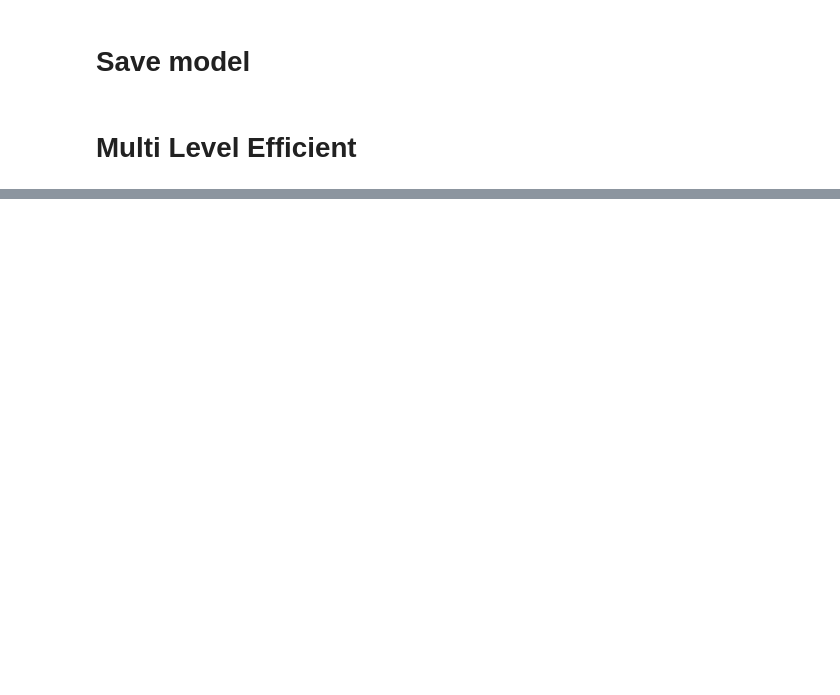
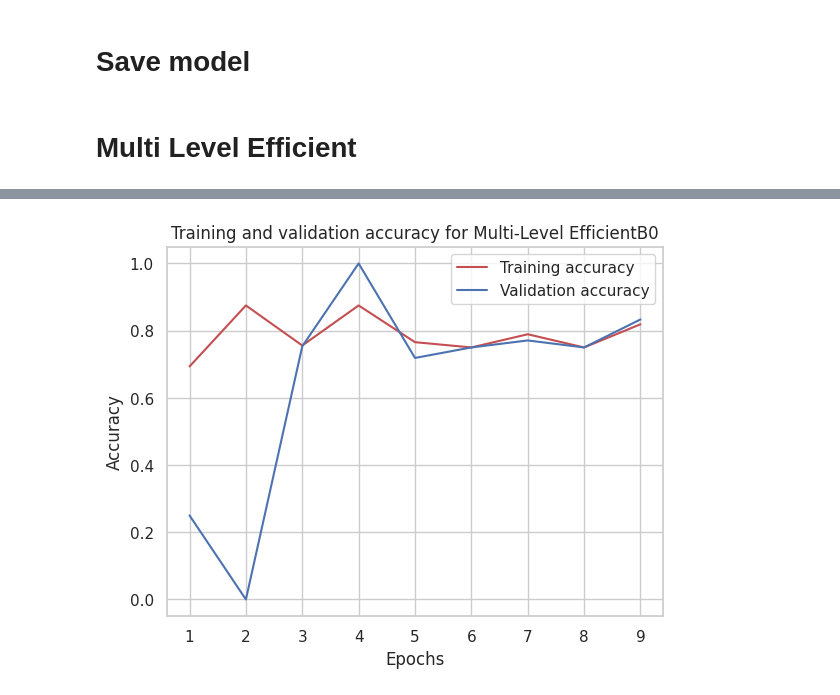
Before and after one commit to SunilkumarAdapa/Diabetic-Retinopathy, a Jupyter notebook: shap-efficient-bo-multi-class.ipynb, the cells around one changed output, grey strips where cells are left out. Saved outputs shown, nothing was run; the diff lists cells and outputs as text; code cells hidden in the pictures; blank space fills up the shorter version.

Commit message:
Kaggle Notebook | Shap Efficient BO multi class | Version 6

```diff
--- a/shap-efficient-bo-multi-class.ipynb
+++ b/shap-efficient-bo-multi-class.ipynb
@@ -770,0 +673,19 @@ KeyboardInterrupt:
+# %%
+# Assuming 'history_multi_level_efficientB0' is a dictionary
+epochs = range(1, len(history_multi_level_efficientB0["accuracy"]) + 1)
+train_acc = history_multi_level_efficientB0["accuracy"]
+val_acc = history_multi_level_efficientB0["val_accuracy"]
+
+# Plotting the training and validation accuracy
+import matplotlib.pyplot as plt
+
+plt.figure()
+plt.plot(epochs, train_acc, "r", label="Training accuracy")
+plt.plot(epochs, val_acc, "b", label="Validation accuracy")
+plt.title("Training and validation accuracy for Multi-Level EfficientB0")
+plt.xlabel("Epochs")
+plt.ylabel("Accuracy")
+plt.legend()
+plt.show()
+# %% [output]
+[figure, added]
```
Also changed, not shown: parts of 27 cells of this notebook.
